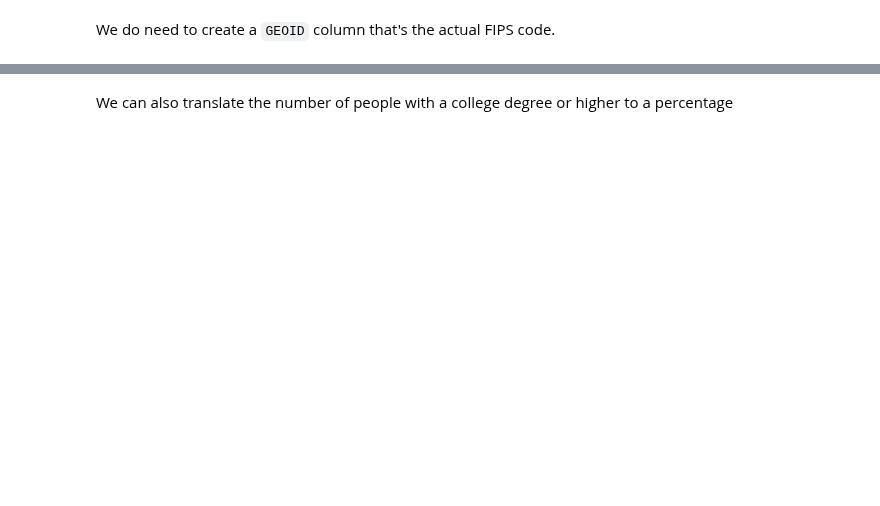
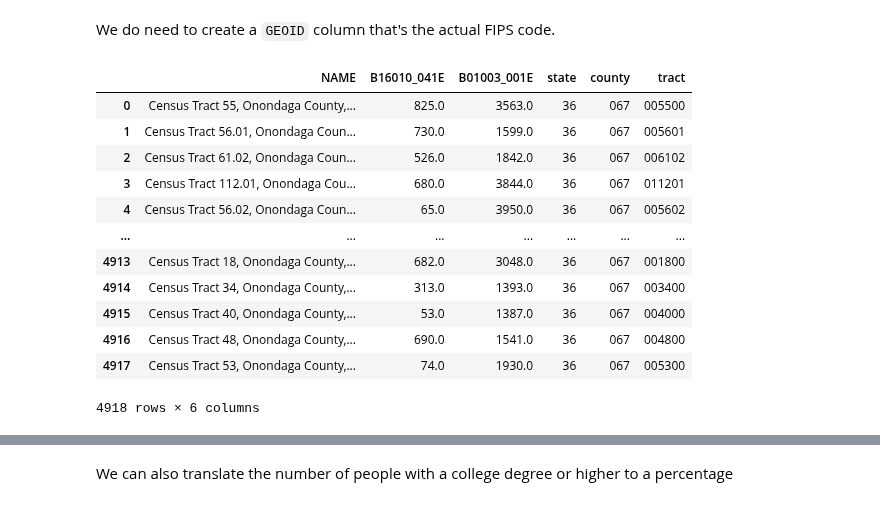
Before and after one commit to iamwfx/4680_5680_intro_uds, a Jupyter notebook: Week5/W5_opendataAPIs1.ipynb, the cells around one changed output, grey strips where cells are left out. Cells and saved outputs as stored; diff of their text form; code cells hidden in the pictures; blank space fills up the shorter version.

```diff
--- a/Week5/W5_opendataAPIs1.ipynb
+++ b/Week5/W5_opendataAPIs1.ipynb
@@ -133,4 +141,20 @@ We do need to create a `GEOID` column that's the actual FIPS code.
 # %%
 ny_df = pd.DataFrame(ny_census)
+# %%
+ny_df
+# %% [output]
+|  | NAME | B16010_041E | B01003_001E | state | county | tract |
+| 0 | Census Tract 55, Onondaga County,... | 825.0 | 3563.0 | 36 | 067 | 005500 |
+| 1 | Census Tract 56.01, Onondaga Coun... | 730.0 | 1599.0 | 36 | 067 | 005601 |
+| 2 | Census Tract 61.02, Onondaga Coun... | 526.0 | 1842.0 | 36 | 067 | 006102 |
+| 3 | Census Tract 112.01, Onondaga Cou... | 680.0 | 3844.0 | 36 | 067 | 011201 |
+| 4 | Census Tract 56.02, Onondaga Coun... | 65.0 | 3950.0 | 36 | 067 | 005602 |
+| ... | ... | ... | ... | ... | ... | ... |
+| 4913 | Census Tract 18, Onondaga County,... | 682.0 | 3048.0 | 36 | 067 | 001800 |
+| 4914 | Census Tract 34, Onondaga County,... | 313.0 | 1393.0 | 36 | 067 | 003400 |
+| 4915 | Census Tract 40, Onondaga County,... | 53.0 | 1387.0 | 36 | 067 | 004000 |
+| 4916 | Census Tract 48, Onondaga County,... | 690.0 | 1541.0 | 36 | 067 | 004800 |
+| 4917 | Census Tract 53, Onondaga County,... | 74.0 | 1930.0 | 36 | 067 | 005300 |
+4918 rows × 6 columns
 # %%
 ny_df["GEOID"] = ny_df["state"] + ny_df["county"] + ny_df["tract"]
```
Also changed, not shown: parts of 38 cells of this notebook.
